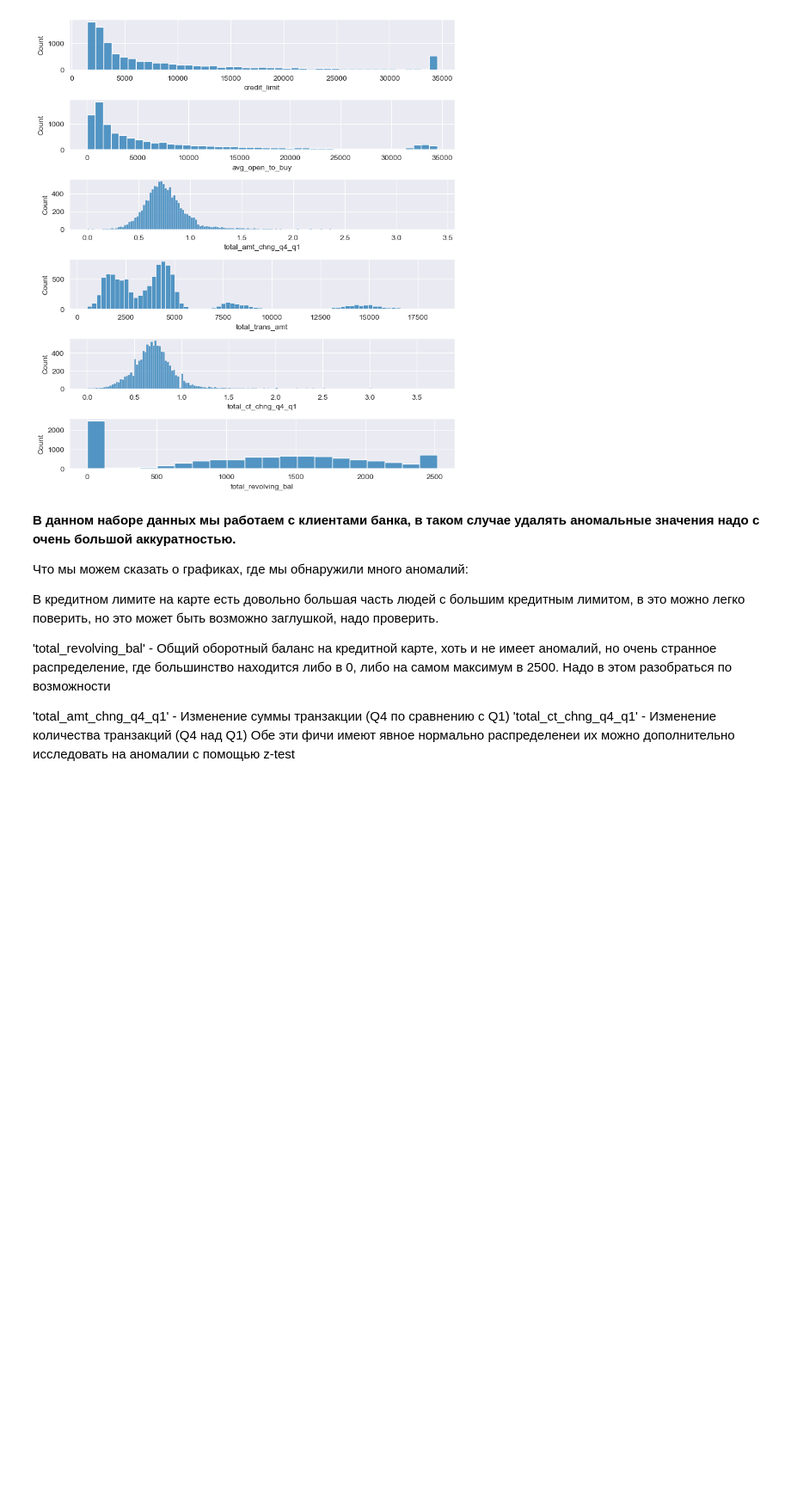
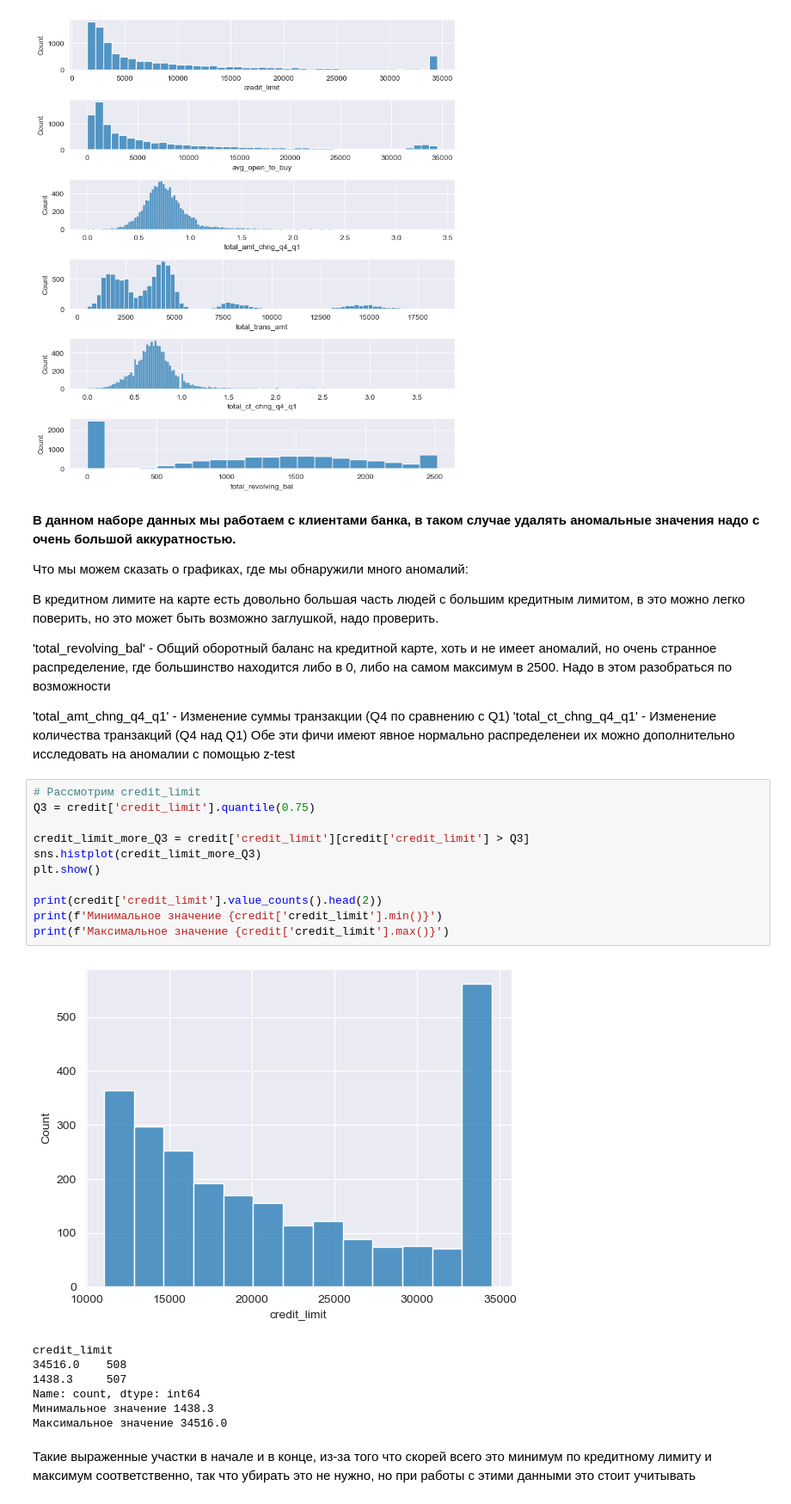
Before and after one commit to DanSikQ/Data_Analyst_Portfolio, a Jupyter notebook: projects/Bank_customers_analysis/new_test.ipynb, the cells around one changed output. Shown at 86% size. Saved outputs shown, nothing was run; the diff lists cells and outputs as text; blank space fills up the shorter version.

```diff
--- a/projects/Bank_customers_analysis/new_test.ipynb
+++ b/projects/Bank_customers_analysis/new_test.ipynb
@@ -305,3 +305,24 @@ plt.show()
 'total_amt_chng_q4_q1' - Изменение суммы транзакции (Q4 по сравнению с Q1)
 'total_ct_chng_q4_q1' - Изменение количества транзакций (Q4 над Q1)
 Обе эти фичи имеют явное нормально распределенеи их можно дополнительно исследовать на аномалии с помощью z-test
+# %%
+# Рассмотрим credit_limit
+Q3 = credit['credit_limit'].quantile(0.75)
+
+credit_limit_more_Q3 = credit['credit_limit'][credit['credit_limit'] > Q3]
+sns.histplot(credit_limit_more_Q3)
+plt.show()
+
+print(credit['credit_limit'].value_counts().head(2))
+print(f'Минимальное значение {credit['credit_limit'].min()}')
+print(f'Максимальное значение {credit['credit_limit'].max()}')
+# %% [output]
+[figure, added]
+credit_limit
+34516.0    508
+1438.3     507
+Name: count, dtype: int64
+Минимальное значение 1438.3
+Максимальное значение 34516.0
+# %% [markdown]
+Такие выраженные участки в начале и в конце, из-за того что скорей всего это минимум по кредитному лимиту и максимум соответственно, так что убирать это не нужно, но при работы с этими данными это стоит учитывать
```
Also changed, not shown: parts of 6 cells of this notebook.
